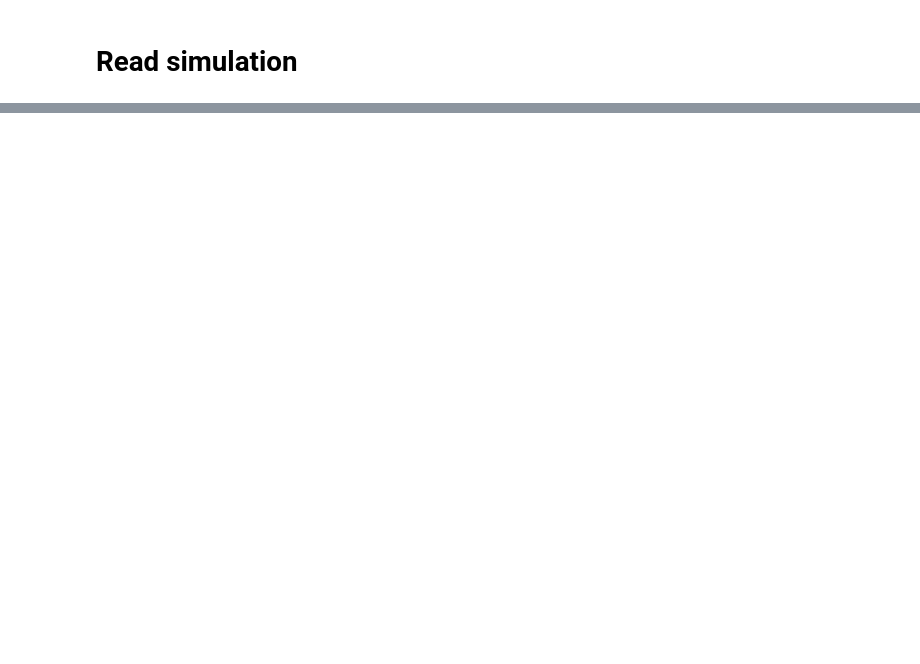
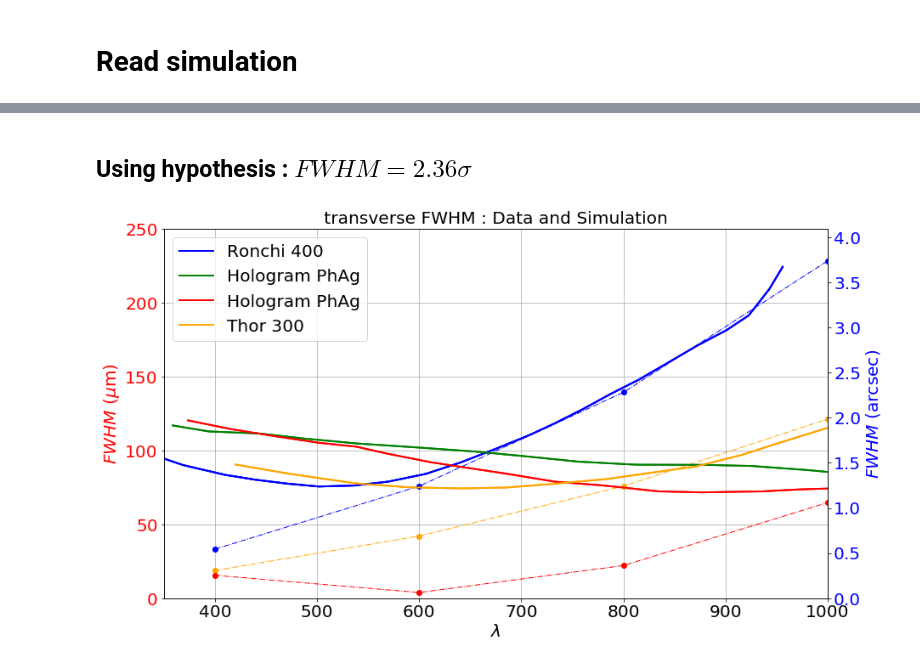
Before and after one commit to sylvielsstfr/OpticSimWthB4, a Jupyter notebook: DrawPSF/notebooks/CorrectImage.ipynb, the cells around one changed output, grey strips where cells are left out. Drawn from its saved outputs; the diff is of its cells as text; code cells hidden in the pictures; blank space fills up the shorter version.

```diff
--- a/DrawPSF/notebooks/CorrectImage.ipynb
+++ b/DrawPSF/notebooks/CorrectImage.ipynb
@@ -472,0 +520,60 @@ plt.show()
+# %% [markdown]
+## Using hypothesis : $FWHM = 2.36 \sigma $
+# %%
+fig, ax1 = plt.subplots(figsize=(14,8))
+
+#color = 'tab:red'
+color = 'red'
+
+ax1.set_ylim(0,250)
+ax1.set_xlim(350,1000)
+ax1.plot(X_R400,Y_R400*mm_to_micr,color="blue",label="Ronchi 400",lw=2)
+ax1.plot(X_HoloPhAg,Y_HoloPhAg*mm_to_micr,color="green",label="Hologram PhAg",lw=2)
+ax1.plot(X_HoloAmAg,Y_HoloAmAg*mm_to_micr,color="red",label="Hologram PhAg",lw=2)
+ax1.plot(X_T300,Y_T300*mm_to_micr,color="orange",label="Thor 300",lw=2)
+
+ax1.set_title(" transverse FWHM : Data and Simulation ")
+ax1.set_xlabel("$\lambda$")
+ax1.set_ylabel("$FWHM$ ($\mu$m)",color=color)
+ax1.grid()
+ax1.legend()
+ax1.tick_params(axis='y', labelcolor=color)
+
+ax1.plot(X_R400,Y_R400*mm_to_micr,color="blue",label="Ronchi 400",lw=2)
+
+# simlulation
+sim_R400=all_simdf[0]
+ax1.plot(WLSIM,sim_R400["ystd"].values*mm_to_micr*2.36,"o-.",color="blue",lw=1)
+#ax1.plot(WLSIM,sim_R400["RXmax"].values*mm_to_micr,"o-.",color="blue",lw=1)
+
+sim_R300=all_simdf[2]
+ax1.plot(WLSIM,sim_R300["ystd"].values*mm_to_micr*2.36,"o-.",color="orange",lw=1)
+#ax1.plot(WLSIM,sim_R300["RYmax"].values*mm_to_micr,"o-.",color="orange",lw=1)
+
+sim_HOE=all_simdf[4]
+ax1.plot(WLSIM,sim_HOE["ystd"].values*mm_to_micr*2.36,"o-.",color="red",lw=1)
+#ax1.plot(WLSIM,sim_HOE["RYmax"].values*mm_to_micr,"o-.",color="red",lw=1)
+
+# arcsec axis
+
+ax2 = ax1.twinx()  # instantiate a second axes that shares the same x-axis
+
+#color = 'tab:blue'
+color = 'blue'
+
+ax2.plot(X_R400,Y_R400*plt_scale,color="blue",lw=2)
+ax2.plot(X_HoloPhAg,Y_HoloPhAg*plt_scale,color="green",lw=2)
+ax2.plot(X_HoloAmAg,Y_HoloAmAg*plt_scale,color="red",lw=2)
+ax2.plot(X_T300,Y_T300*plt_scale,color="orange",lw=2)
+ax2.set_ylabel('$FWHM$ (arcsec)', color=color)  # we already handled the x-label with ax1
+#ax2.plot(t, data2, color=color)
+ax2.tick_params(axis='y', labelcolor=color)
+
+ax2.set_xlim(350,1000)
+ax2.set_ylim(0,0.25*plt_scale)
+
+#fig.tight_layout()  # otherwise the right y-label is slightly clipped
+plt.savefig("PSF_FWHM_DATASIMCTIO.pdf")
+plt.show()
+# %% [output]
+[figure, added]
```
Also changed, not shown: parts of 13 cells of this notebook, 1 other file.
